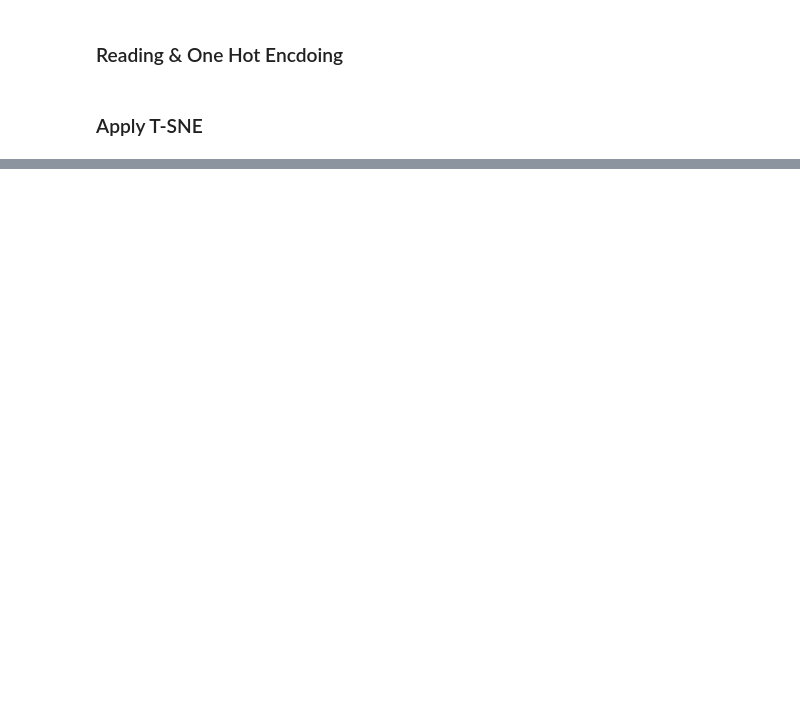
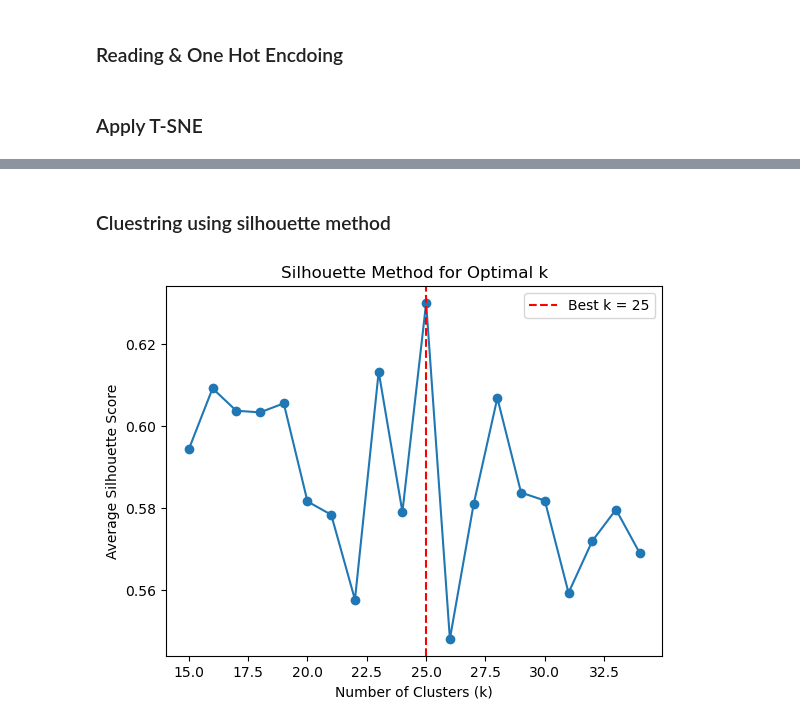
Before and after one commit to MuhamedGad/End2End-Projct, a Jupyter notebook: notebooks/03_Feature_Engineering.ipynb, the cells around one changed output, grey strips where cells are left out. Saved outputs shown, nothing was run; the diff lists cells and outputs as text; code cells hidden in the pictures; blank space fills up the shorter version.

Commit message:
Cluestring using silhouette

```diff
--- a/notebooks/03_Feature_Engineering.ipynb
+++ b/notebooks/03_Feature_Engineering.ipynb
@@ -67,0 +75,41 @@ fig.show()
+# %% [markdown]
+### Cluestring using silhouette method
+# %%
+k_values = range(15, 35)
+silhouette_scores = []
+# List to store silhouette scores for each k
+silhouette_scores = []
+
+# Variable to store the best model
+best_model = None
+best_silhouette_score = -1  # Initialize with a low value
+
+# Iterate through different values of k
+for k in k_values:
+    # Fit KMeans clustering for current k
+    kmeans = KMeans(n_clusters=k, random_state=42)
+    cluster_labels = kmeans.fit_predict(tsne_projection)
+
+    # Compute silhouette score
+    silhouette_avg = silhouette_score(tsne_projection, cluster_labels)
+    silhouette_scores.append(silhouette_avg)
+
+    # Check if current model has the highest silhouette score
+    if silhouette_avg > best_silhouette_score:
+        best_silhouette_score = silhouette_avg
+        best_model = kmeans
+# %%
+# Plot the silhouette scores for each value of k
+plt.plot(k_values, silhouette_scores, marker='o')
+plt.title('Silhouette Method for Optimal k')
+plt.xlabel('Number of Clusters (k)')
+plt.ylabel('Average Silhouette Score')
+
+# Draw a vertical line at the value of 'n' with the highest silhouette score
+best_k_index = np.argmax(silhouette_scores)
+plt.axvline(x=best_k_index + 15, color='red', linestyle='--', label=f'Best k = {best_k_index + 15}')
+plt.legend()
+
+plt.show()
+# %% [output]
+[figure, added]
```
Also changed, not shown: parts of 7 cells of this notebook.
